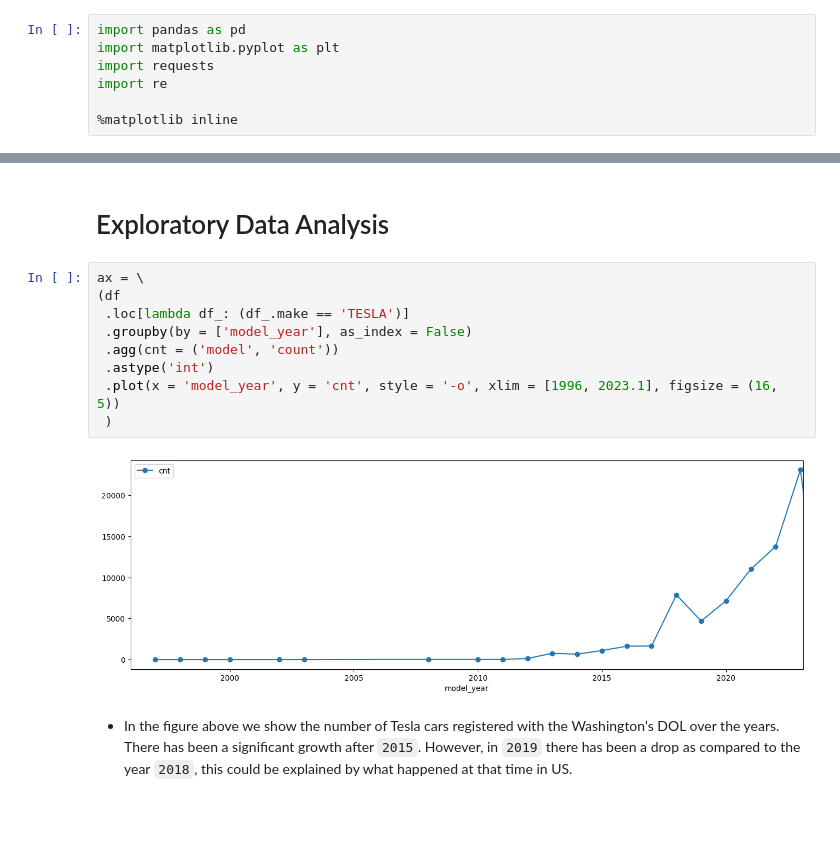
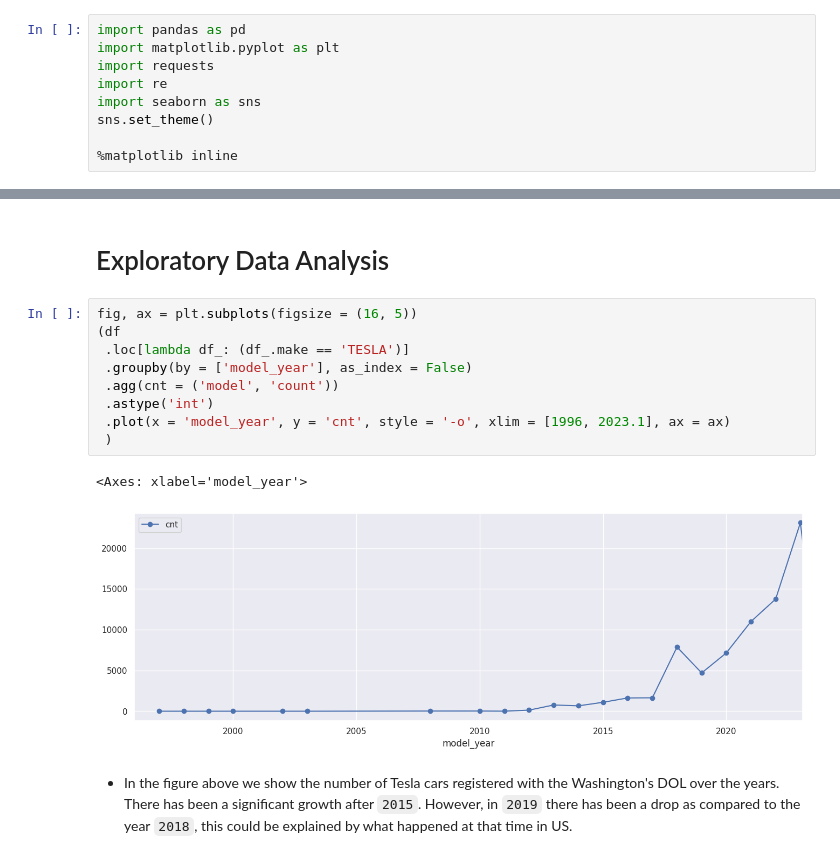
Before and after one commit to Murad1997/DS-Portfolio, a Jupyter notebook: Data_analysis_and_modeling.ipynb, the cells around one changed output, grey strips where cells are left out. Drawn from its saved outputs; the diff is of its cells as text; blank space fills up the shorter version.

```diff
--- a/Data_analysis_and_modeling.ipynb
+++ b/Data_analysis_and_modeling.ipynb
@@ -88,6 +88,8 @@ import pandas as pd
 import matplotlib.pyplot as plt
 import requests
 import re
+import seaborn as sns
+sns.set_theme()
 
 %matplotlib inline
 # %%
@@ -194,16 +196,17 @@ df = df.astype(dtypes_mapping)
 # %% [markdown]
 # Exploratory Data Analysis
 # %%
-ax = \
+fig, ax = plt.subplots(figsize = (16, 5))
 (df
  .loc[lambda df_: (df_.make == 'TESLA')]
  .groupby(by = ['model_year'], as_index = False)
  .agg(cnt = ('model', 'count'))
  .astype('int')
- .plot(x = 'model_year', y = 'cnt', style = '-o', xlim = [1996, 2023.1], figsize = (16, 5))
+ .plot(x = 'model_year', y = 'cnt', style = '-o', xlim = [1996, 2023.1], ax = ax)
  )
 # %% [output]
+<Axes: xlabel='model_year'>
-[figure, old version]
+[figure, new version]
 # %% [markdown]
   - In the figure above we show the number of Tesla cars registered with the Washington's DOL over the years. There has been a significant growth after `2015`. However, in `2019` there has been a drop as compared to the year `2018`, this could be explained by what happened at that time in US.
 # %%
```
Also changed, not shown: parts of 2 cells of this notebook.
